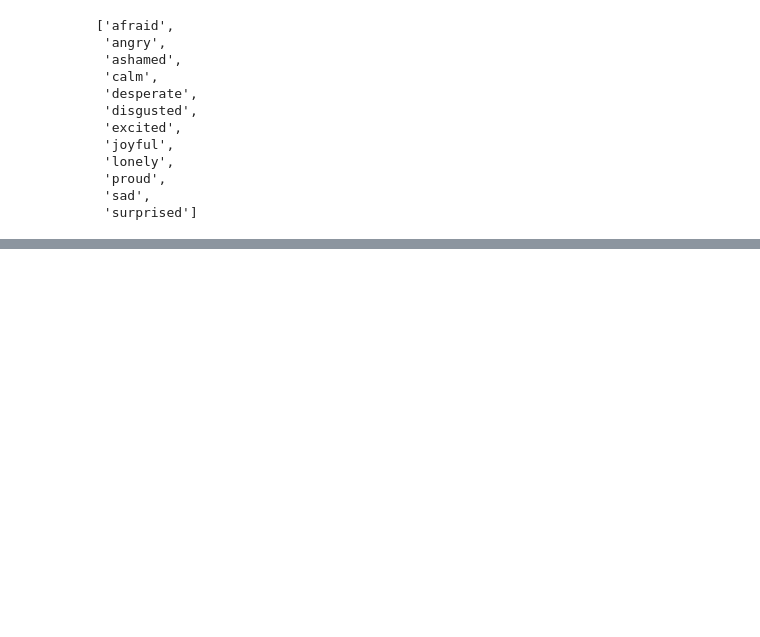
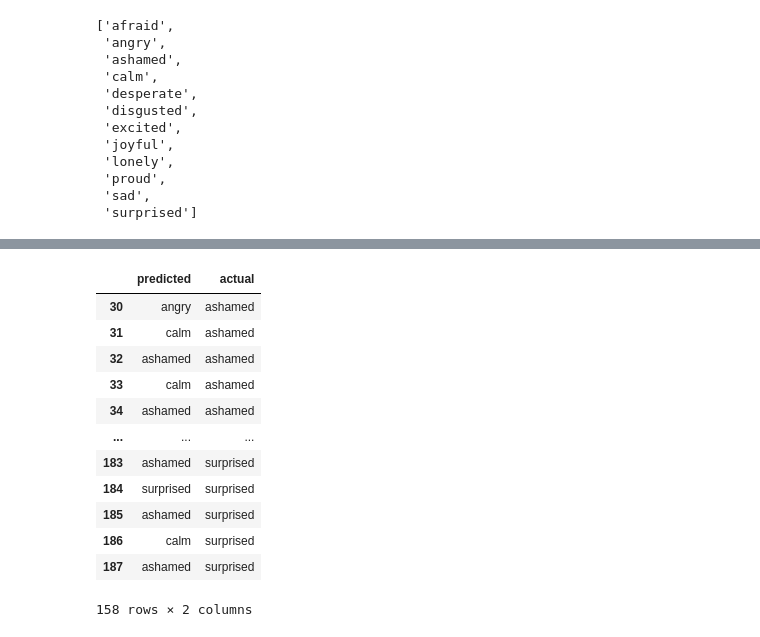
Before and after one commit to foogunlana/emotion-concepts, a Jupyter notebook: src/notebooks/vectors.ipynb, the cells around one changed output, grey strips where cells are left out. Drawn from its saved outputs; the diff is of its cells as text; code cells hidden in the pictures; blank space fills up the shorter version.

```diff
--- a/src/notebooks/vectors.ipynb
+++ b/src/notebooks/vectors.ipynb
@@ -126,7 +130,9 @@ torch.Size([64, 896])
 # It should take the mean of all activations completely - mean
 # It should subtract e_mean - mean to find the emotion vector
 
-def emotion_vectors(texts: list[str], batch_size: int = BATCH_SIZE):
+LAYERS = [16, 20, 24] # arbitrary start
+
+def emotion_vectors(texts: list[str], batch_size: int = BATCH_SIZE, layers: list[int] = LAYERS):
     # for each emotion (apart from neutral)
         # get all the train texts for the specific emotion
         # get activations for those texts
@@ -137,22 +143,23 @@ def emotion_vectors(texts: list[str], batch_size: int = BATCH_SIZE):
     emotions = sorted(e for e in counts if e != "neutral")
     vectors = {}
 
-    train = [t for t in texts if t["split"] == "train"]
-    acts = extract_activations([t["text"] for t in train], batch_size)
+    acts = extract_activations([t["text"] for t in texts], batch_size=batch_size, layers=layers)
     global_mean = {}
 
-    for l in range(len(acts)):
+    for l in layers:
         global_mean[l] = acts[l].mean(0)
 
-    for e in emotions:
-        train_texts = [t for t in train if t["emotion"] == e]
-        train_acts = extract_activations([t["text"] for t in train_texts])
-        for l in range(len(train_acts)):
+    pbar = tqdm(emotions, desc="emotion vectors", leave=True)
+    for e in pbar:
+        pbar.set_postfix_str(e)
+        train_texts = [t for t in texts if t["emotion"] == e]
+        train_acts = extract_activations([t["text"] for t in train_texts], batch_size=batch_size, layers=layers)
+        for l in layers:
             pooled = train_acts[l].mean(0)
             # shape: d_model
             vectors[(e, l)] = pooled - global_mean[l]
 
     return vectors
 
-emovecs = emotion_vectors(rows)
-emovecs[('afraid', 0)].shape
+train = [r for r in rows if r["split"] == "train" and r["emotion"] != "neutral"]
+emovecs = emotion_vectors(train, batch_size=BATCH_SIZE)
@@ -201,7 +210,8 @@ def denoise(vecs: torch.Tensor, neutrals: list[str], batch_size: int = BATCH_SIZ
 
     return denoised
 
-denoised_emovecs = denoise(emovecs, [r["text"] for r in rows if r["emotion"] == "neutral"])
+neutrals = [r["text"] for r in rows if r["emotion"] == "neutral"]
+denoised_emovecs = denoise(emovecs, neutrals, layers = LAYERS)
 # %%
 emotions = sorted(list(set([e for (e, l) in denoised_emovecs.keys()])))
 emotions
@@ -289,0 +386,31 @@ shape: (5, 12)
+# %%
+CHECK_LAYER = 24
+directions = torch.stack(layer_vecs[CHECK_LAYER]) # first layer
+# n_emotions, d_model
+
+probe = EmoProbe(directions).to(DEVICE)
+predictions = probe.pred(X_test[CHECK_LAYER])
+accuracy = (predictions == y_test).sum() / y_test.shape[0]
+
+display(accuracy)
+
+scoring = pd.DataFrame({
+    "predicted": [emotions[i] for i in predictions.tolist()],
+    "actual": [emotions[i] for i in y_test.tolist()]
+})
+
+scoring[30:]
+# %% [output]
+|  | predicted | actual |
+| 30 | angry | ashamed |
+| 31 | calm | ashamed |
+| 32 | ashamed | ashamed |
+| 33 | calm | ashamed |
+| 34 | ashamed | ashamed |
+| ... | ... | ... |
+| 183 | ashamed | surprised |
+| 184 | surprised | surprised |
+| 185 | ashamed | surprised |
+| 186 | calm | surprised |
+| 187 | ashamed | surprised |
+158 rows × 2 columns
```
Also changed, not shown: parts of 9 cells of this notebook, 3 other files.
